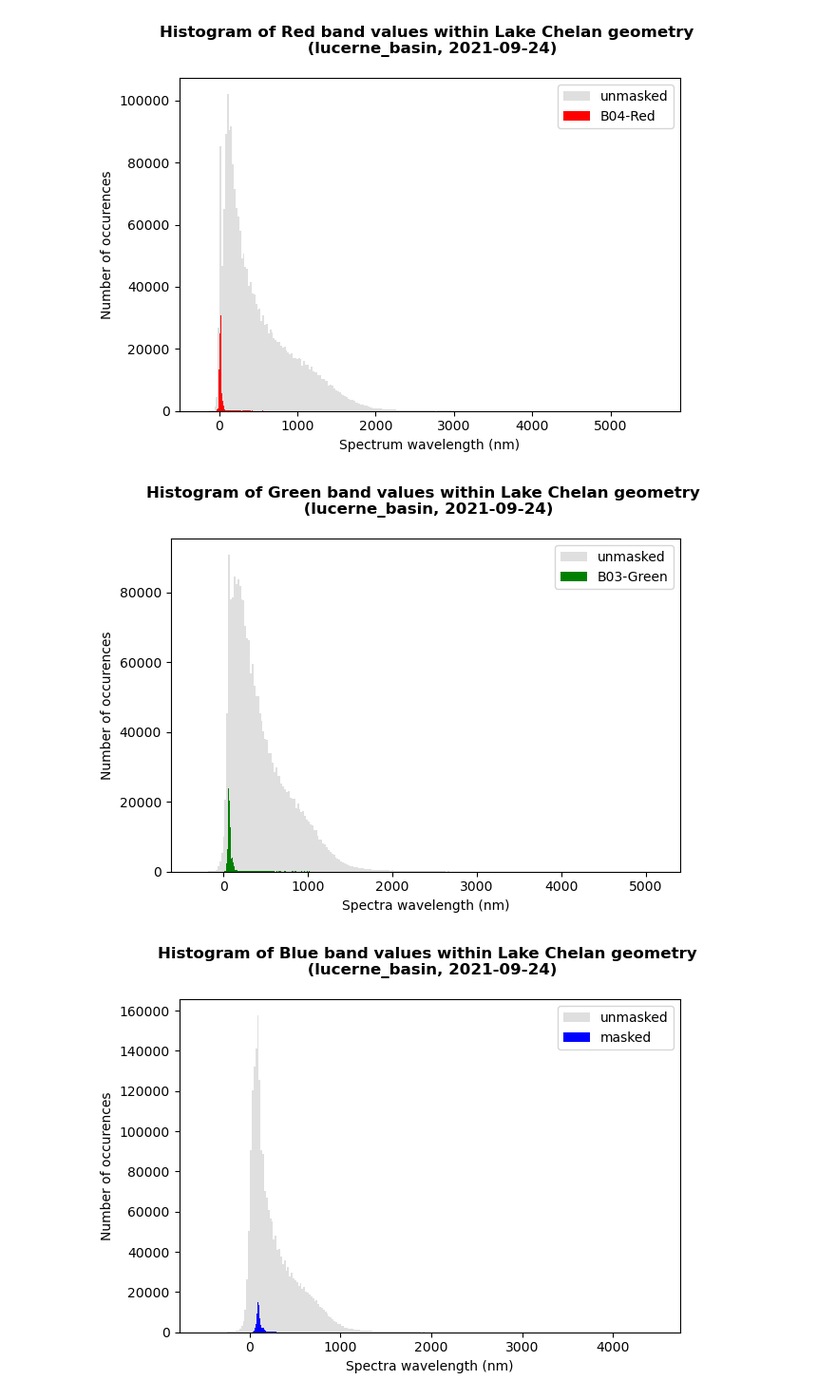
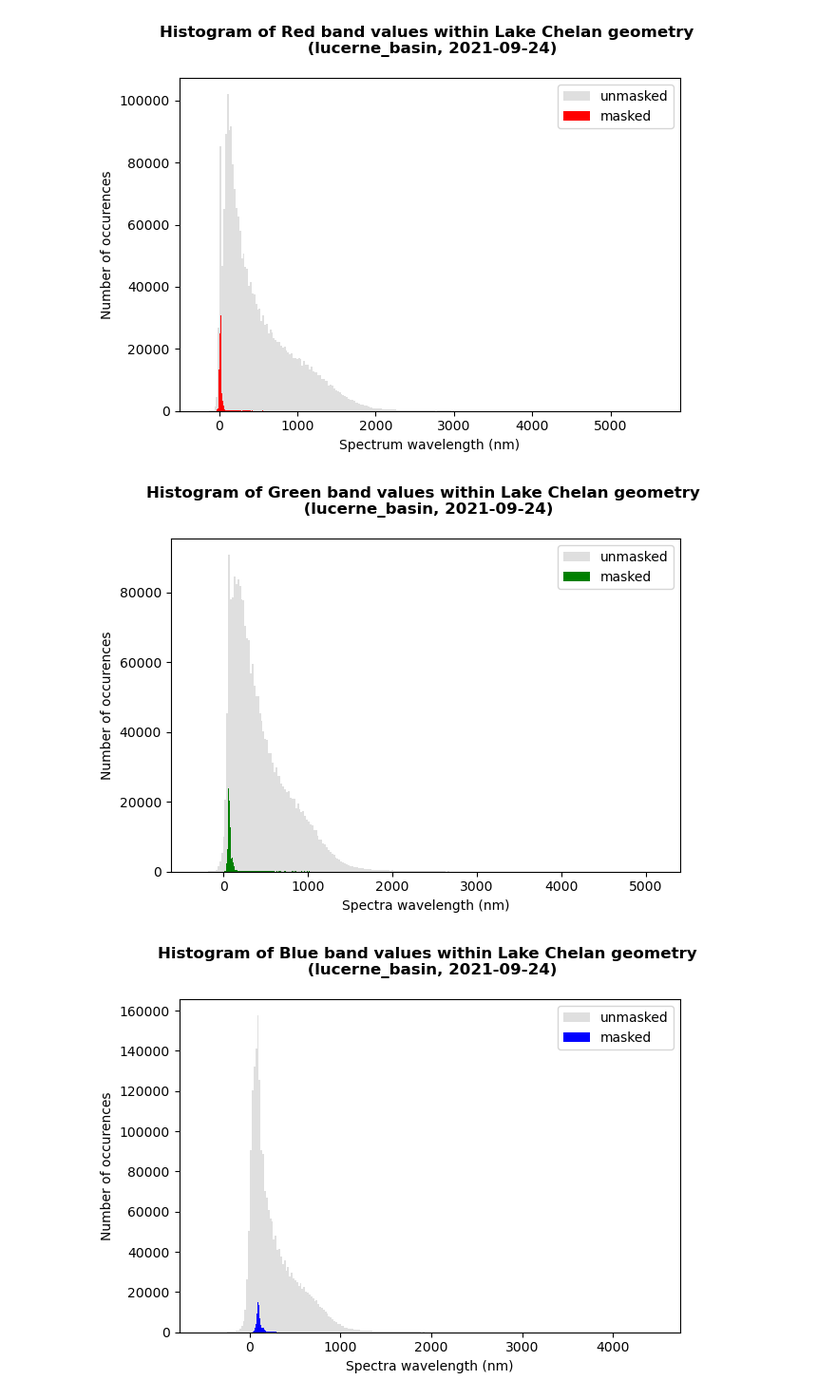
Before and after one commit to UW-GDA/Project_Chelanigans, a Jupyter notebook: chelan_2_rgb-analysis.ipynb, the cells around one changed output. Shown at 95% size. Drawn from its saved outputs; the diff is of its cells as text; code cells hidden in the pictures.

```diff
--- a/chelan_2_rgb-analysis.ipynb
+++ b/chelan_2_rgb-analysis.ipynb
@@ -384,23 +384,23 @@ plt.savefig(strFile);
 # %%
 fig, ax = plt.subplots()
 
 ax.hist(g.compressed().ravel(), bins=256, color='silver', alpha=.5, log=False, label='unmasked')
-ax.hist(g_masked.compressed().ravel(), bins=256, color='green', log=False, label='B03-Green')
+ax.hist(g_masked.compressed().ravel(), bins=256, color='green', log=False, label='masked')
 
 ax.legend()
 ax.set_ylabel('Number of occurences')
 ax.set_xlabel('Spectra wavelength (nm)')
 ax.set_title('Histogram of Green band values within Lake Chelan geometry \n (%s, %s)' %(window_id, date), fontweight='bold', y=1.05)
 plt.tight_layout()
 
 #save image output
 strFile = ('/home/jovyan/project/chelanigans/output/%s/%s/green-signal_%s.png' %(notebook, window_id, date))
 if os.path.isfile(strFile):
 #os.remove(strFile)
     os.system("rm "+strFile)
 plt.savefig(strFile);
 # %% [output]
-[figure, old version]
+[figure, new version]
 # %%
 fig, ax = plt.subplots()
 
```
Also changed, not shown: parts of 2 cells of this notebook, 4 other files.
